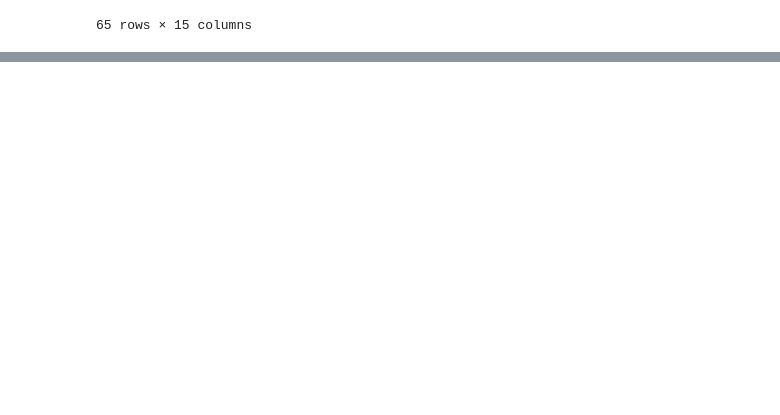
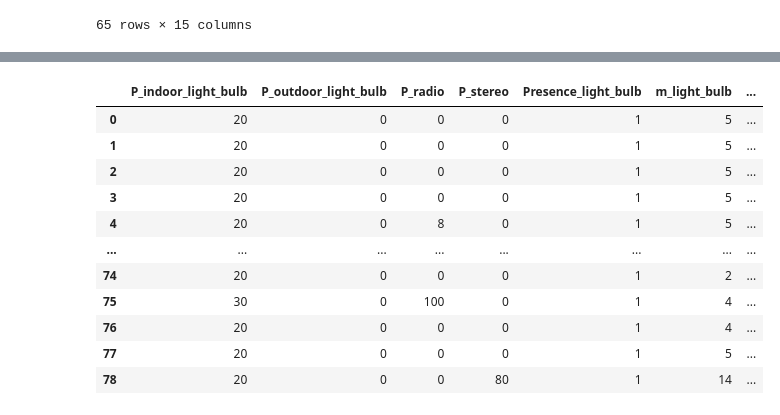
Before and after one commit to SESAM-Polimi/offgrid-demand-estimation, a Jupyter notebook: data_preprocessing/FUNE.ipynb, the cells around one changed output, grey strips where cells are left out. Saved outputs shown, nothing was run; the diff lists cells and outputs as text; code cells hidden in the pictures; blank space fills up the shorter version.

```diff
--- a/data_preprocessing/FUNE.ipynb
+++ b/data_preprocessing/FUNE.ipynb
@@ -233,0 +248,80 @@ df
+# %%
+guaragua = ODEDataset("FUNAE/Guaragua").from_excel("../playground/data/FUNAE/Guaragua/Guaragua.xlsx")
+
+
+guaragua = guaragua.apply(
+    extract_and_rename(
+        {
+            # indoor
+            "Presence_light_bulb_simple_list": "Presence_indoor_light_bulb",
+            "m_light_bulb_simple_list": "m_indoor_light_bulb",
+            "P_light_bulb_simple_list": "P_indoor_light_bulb",
+            # outdoor light
+            "Presence_security_light_list": "Presence_outdoor_light_bulb",
+            "m_security_light_list": "m_outdoor_light_bulb",
+            "P_security_light_list": "P_outdoor_light_bulb",
+            #radio
+            "Presence_radio_list": "Presence_radio",
+            "m_radio_list": "m_radio",
+            "P_radio_list": "P_radio",
+            #stereo
+            "Presence_stereo_list": "Presence_stereo",
+            "m_stereo_list": "m_stereo",
+            "P_stereo_list": "P_stereo",
+
+        }
+    )
+)
+
+# indoor and outdoor light
+guaragua = (guaragua.apply(combine_drivers("Presence_light_bulb",unify_presence("Presence_indoor_light_bulb", "Presence_outdoor_light_bulb")))
+         .apply(remove_drivers(["Presence_indoor_light_bulb", "Presence_outdoor_light_bulb"]))
+         )
+
+
+guaragua = (guaragua.apply(combine_drivers("m_light_bulb",sum_presence("m_indoor_light_bulb", "m_outdoor_light_bulb")))
+         .apply(remove_drivers(["m_indoor_light_bulb", "m_outdoor_light_bulb"]))
+         )
+
+
+
+# radio and stereo
+guaragua = (guaragua.apply(combine_drivers("Presence_radio/stereo",unify_presence("Presence_radio", "Presence_stereo")))
+         .apply(remove_drivers(["Presence_radio", "Presence_stereo"]))
+         )
+
+guaragua = (guaragua.apply(combine_drivers("m_radio/stereo",sum_presence("m_radio", "m_stereo")))
+         .apply(remove_drivers(["m_radio", "m_stereo"]))
+         )
+
+
+
+guaragua = guaragua.apply(add_const_driver_many({
+    "Survey_date": 2017,
+    "GADM_level_0": "Rural",
+    "Urban/rural": "rural",
+    "System_management": "Community",
+    "Population": 7933,
+    "Connection_type": "Local mini-grid",
+    "Township/Village": "Guaragua",
+}))
+
+
+
+guaragua.to_dataframe()
+
+df = guaragua.to_dataframe()
+df
+# %% [output]
+|  | P_indoor_light_bulb | P_outdoor_light_bulb | P_radio | P_stereo | Presence_light_bulb | m_light_bulb | ... |
+| 0 | 20 | 0 | 0 | 0 | 1 | 5 | ... |
+| 1 | 20 | 0 | 0 | 0 | 1 | 5 | ... |
+| 2 | 20 | 0 | 0 | 0 | 1 | 5 | ... |
+| 3 | 20 | 0 | 0 | 0 | 1 | 5 | ... |
+| 4 | 20 | 0 | 8 | 0 | 1 | 5 | ... |
+| ... | ... | ... | ... | ... | ... | ... | ... |
+| 74 | 20 | 0 | 0 | 0 | 1 | 2 | ... |
+| 75 | 30 | 0 | 100 | 0 | 1 | 4 | ... |
+| 76 | 20 | 0 | 0 | 0 | 1 | 4 | ... |
+| 77 | 20 | 0 | 0 | 0 | 1 | 5 | ... |
+| 78 | 20 | 0 | 0 | 80 | 1 | 14 | ... |
```
Also changed, not shown: parts of 14 cells of this notebook, 1 other file.
